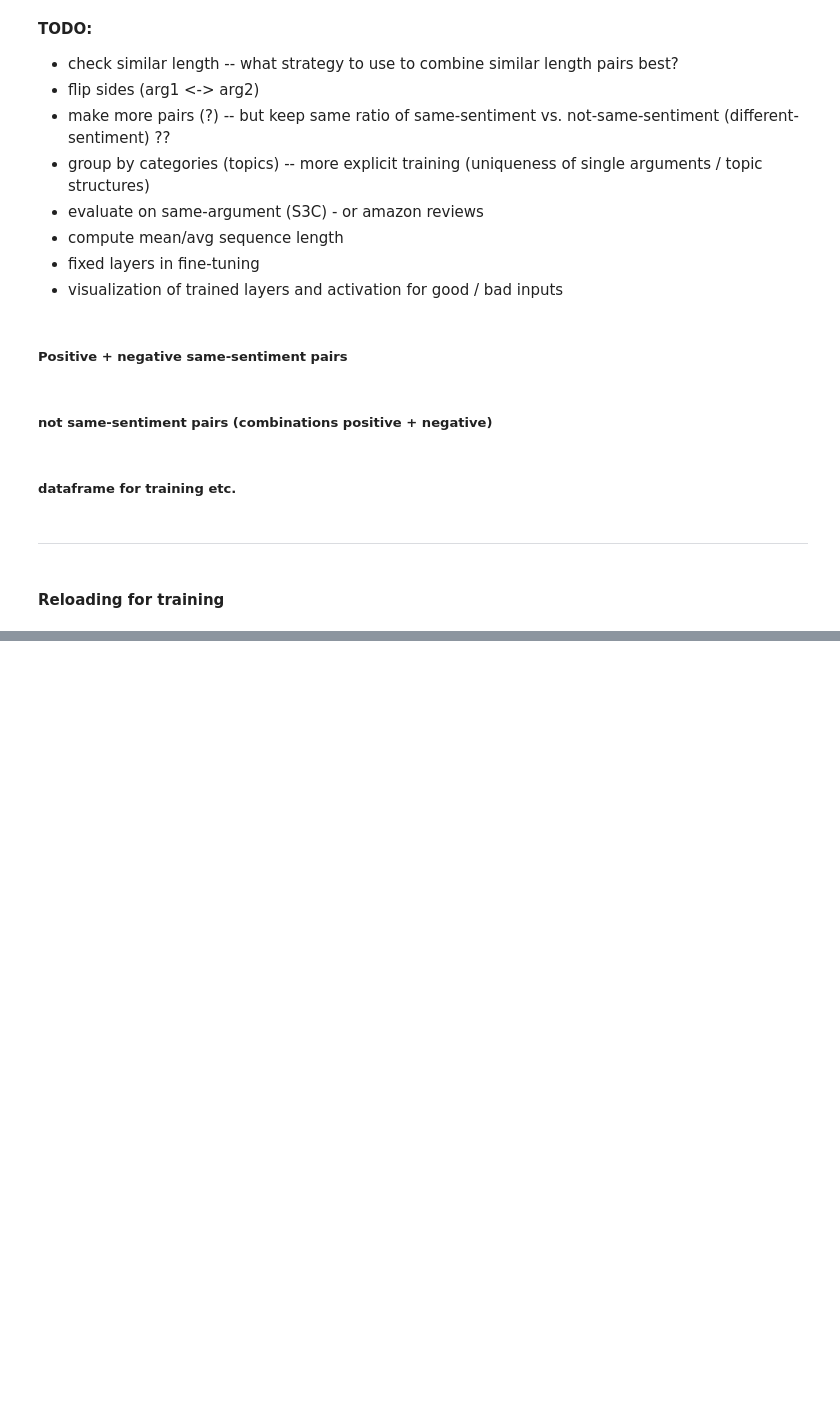
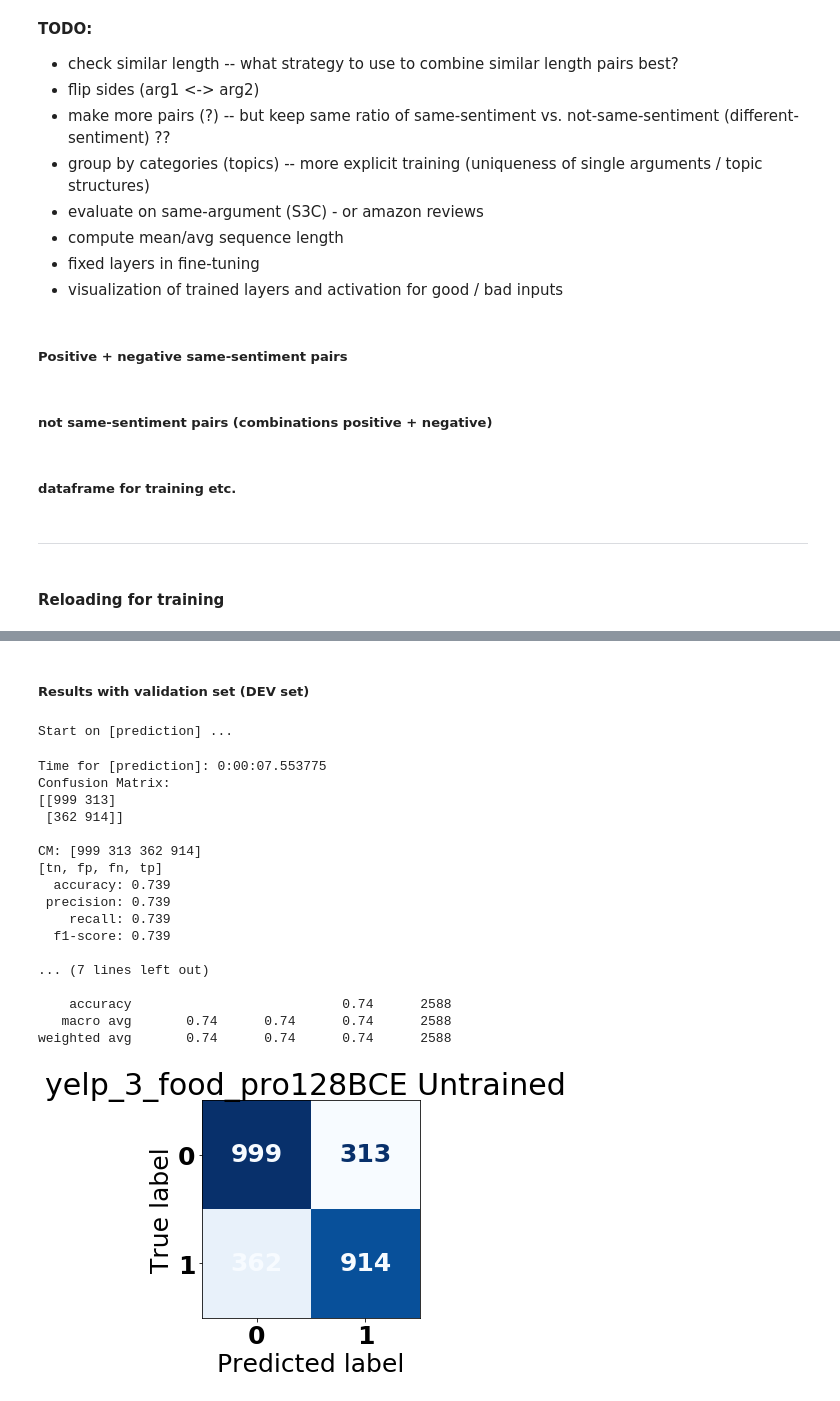
Before and after one commit to Querela/argmining19-same-side-classification, a Jupyter notebook: SentimentDatasets_Yelp_Analysis_Categories.ipynb, the cells around one changed output, grey strips where cells are left out. Saved outputs shown, nothing was run; the diff lists cells and outputs as text; code cells hidden in the pictures; blank space fills up the shorter version.

```diff
--- a/SentimentDatasets_Yelp_Analysis_Categories.ipynb
+++ b/SentimentDatasets_Yelp_Analysis_Categories.ipynb
@@ -1110,0 +1563,2 @@ test_df = all_df.iloc[idx_ratio:]
+# %%
+X_train, X_dev, y_train, y_dev = get_train_test_sets(traindev_df, ratio=0.1)
@@ -1110,0 +1625,31 @@ test_df = all_df.iloc[idx_ratio:]
+# %% [markdown]
+##### Results with validation set (DEV set)
+# %%
+all_predictions, cum_loss = predict(model, data_dev, ctx, metric, loss_function, batch_size=batch_size)
+y_true, y_pred = predict_out_to_ys(all_predictions, all_labels)
+with open(fn_run_path / "eval_untrained.p", "wb") as fp:
+    pickle.dump(y_true, fp, protocol=pickle.HIGHEST_PROTOCOL)
+    pickle.dump(y_pred, fp, protocol=pickle.HIGHEST_PROTOCOL)
+report_training_results(y_true, y_pred, name=f"BERTClassifier - {run_name}", heatmap=False)
+plot_confusion_matrix(y_true, y_pred, labels=[0, 1], title=f"{run_name} Untrained", values_format="d", cmap="Blues", include_colorbar=False)
+plt.show()
+# %% [output]
+Start on [prediction] ...
+Time for [prediction]: 0:00:07.553775
+Confusion Matrix:
+[[999 313]
+ [362 914]]
+
+CM: [999 313 362 914]
+[tn, fp, fn, tp]
+  accuracy: 0.739
+ precision: 0.739
+    recall: 0.739
+  f1-score: 0.739
+
+... (7 lines left out)
+
+    accuracy                           0.74      2588
+   macro avg       0.74      0.74      0.74      2588
+weighted avg       0.74      0.74      0.74      2588
+[figure, added]
```
Also changed, not shown: parts of 73 cells of this notebook.
